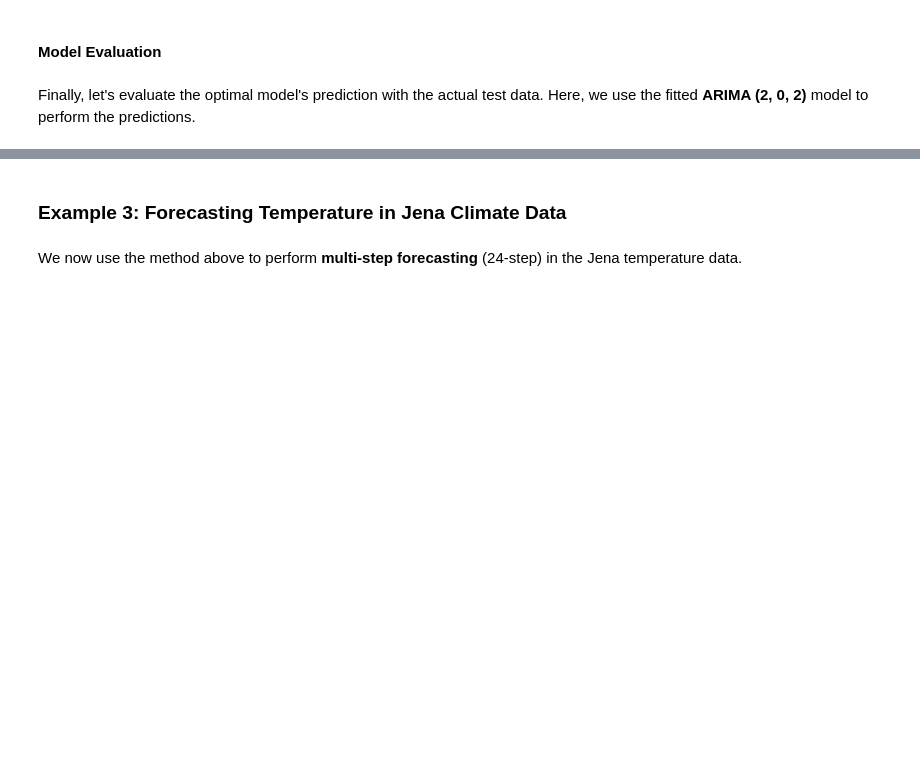
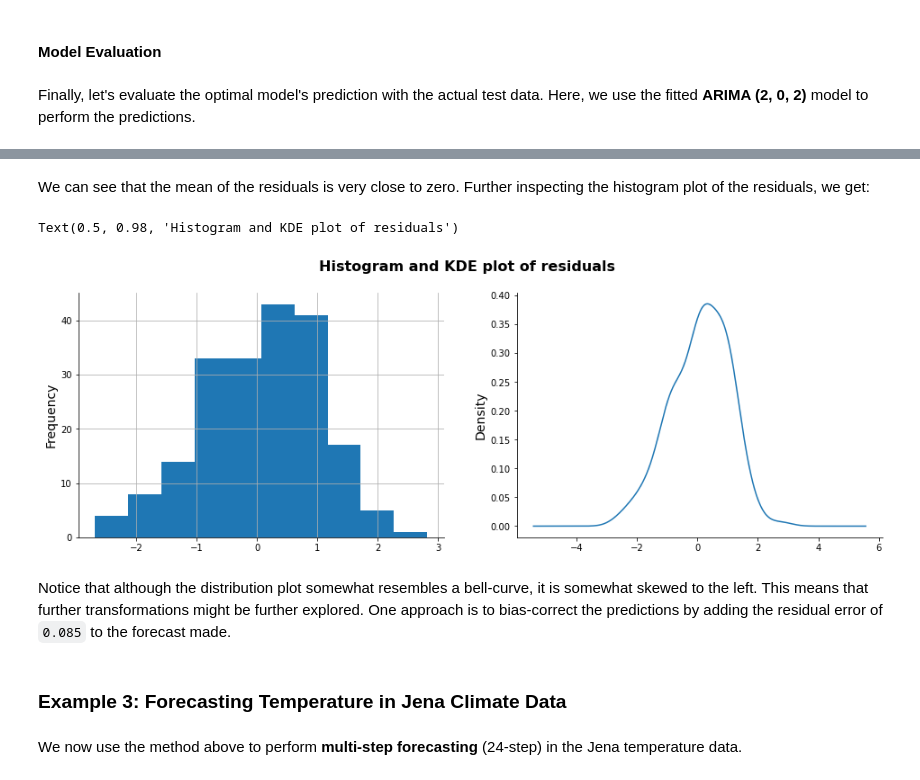
Before and after one commit to norbertgerena/time_series_handbook, a Jupyter notebook: 01_AutoRegressiveIntegratedMovingAverage/01_AutoRegressiveIntegratedMovingAverage.ipynb, the cells around one changed output, grey strips where cells are left out. Drawn from its saved outputs; the diff is of its cells as text; code cells hidden in the pictures; blank space fills up the shorter version.

Commit message:
Add model evaluation of synthetic data

```diff
--- a/01_AutoRegressiveIntegratedMovingAverage/01_AutoRegressiveIntegratedMovingAverage.ipynb
+++ b/01_AutoRegressiveIntegratedMovingAverage/01_AutoRegressiveIntegratedMovingAverage.ipynb
@@ -751,0 +756,2 @@ As expected, the fitted model fits perfectly the
+# %%
+residuals = pd.Series(test_data - np.array(predictions))
@@ -752,3 +772,16 @@ As expected, the fitted model fits perfectly the
+# %% [markdown]
+We can see that the mean of the residuals is very close to zero. Further inspecting the histogram plot of the residuals, we get:
+# %%
+fig, axes = plt.subplots(1, 2, figsize=(16, 5))
+residuals.hist(ax=axes[0])
+residuals.plot(kind='kde')
+axes[0].set_ylabel("Frequency")
+fig.suptitle("Histogram and KDE plot of residuals", fontsize=16, weight='bold')
+# %% [output]
+Text(0.5, 0.98, 'Histogram and KDE plot of residuals')
+[figure, added]
+# %% [markdown]
+Notice that although the distribution plot somewhat resembles a bell-curve, it is somewhat skewed to the left. This means that further transformations might be further explored. One approach is to bias-correct the predictions by adding the residual error of `0.085` to the forecast made.
 # %% [markdown]
 ### Example 3: Forecasting Temperature in Jena Climate Data
 # %% [markdown]
```
Also changed, not shown: parts of 13 cells of this notebook.
